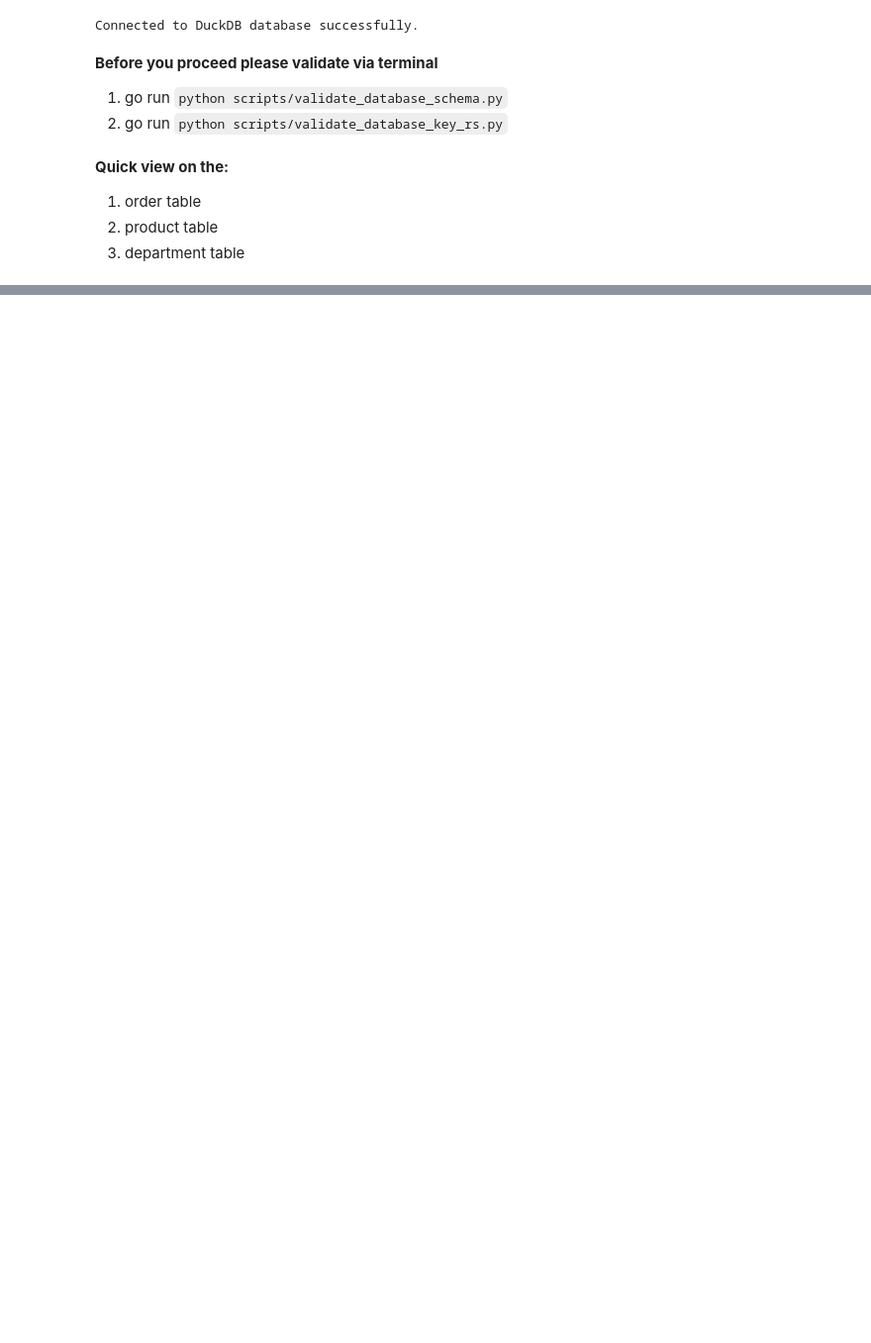
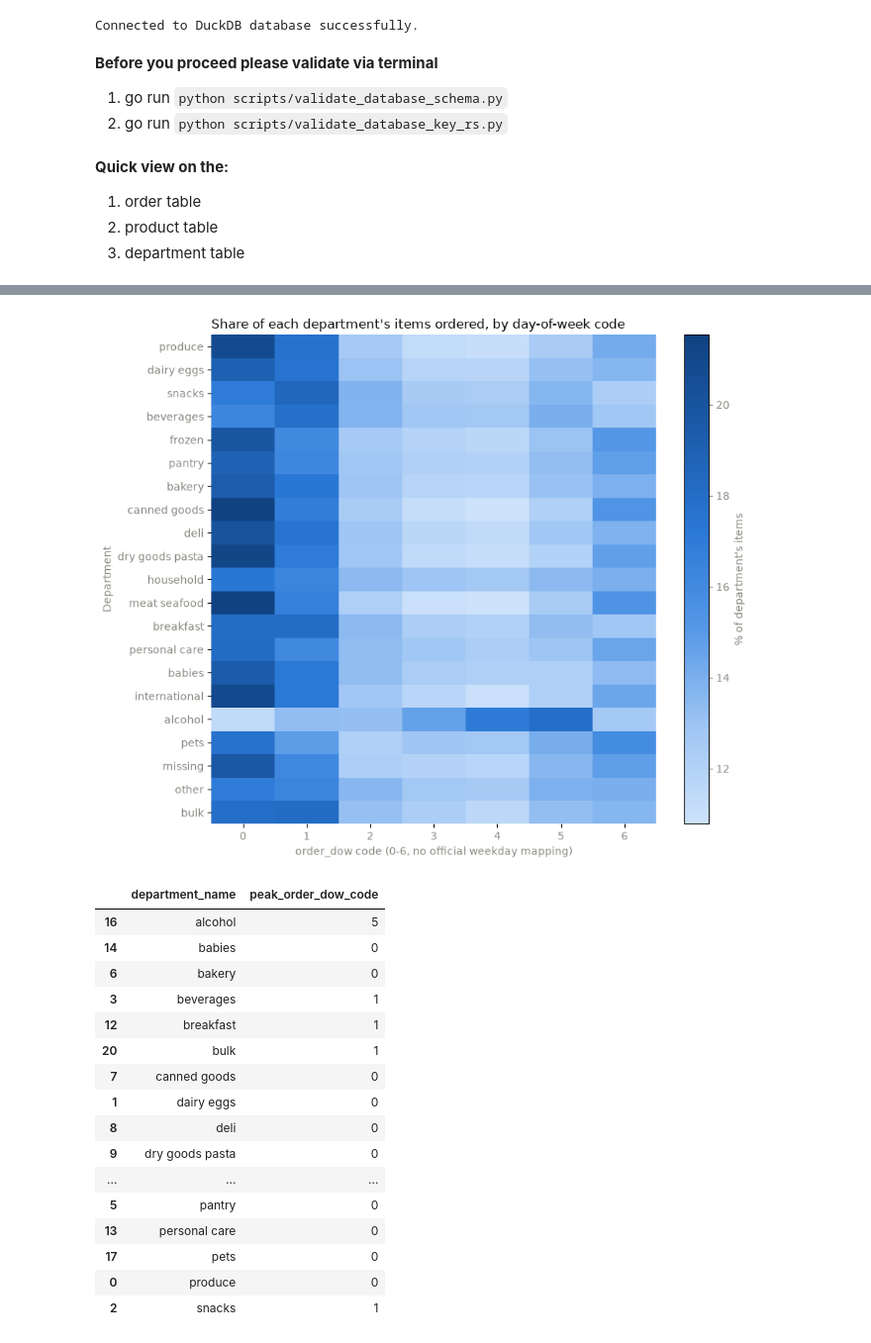
Before and after one commit to jennyhwo85-lgtm/module-2-project-instacart-analytics, a Jupyter notebook: notebook/EDA_01.ipynb, the cells around one changed output, grey strips where cells are left out. Shown at 99% size. Drawn from its saved outputs; the diff is of its cells as text; code cells hidden in the pictures; blank space fills up the shorter version.

```diff
--- a/notebook/EDA_01.ipynb
+++ b/notebook/EDA_01.ipynb
@@ -56,0 +275,50 @@ department_summary = db.sql("""
+# %%
+dept_dow = db.sql("""
+    select
+        d.department_name,
+        f.order_dow,
+        count(*) as item_count
+    from fact_order_items f
+    join dim_departments d
+        on f.department_id = d.department_id
+    group by d.department_name, f.order_dow
+""").df()
+
+dept_dow_pivot = dept_dow.pivot(index="department_name", columns="order_dow", values="item_count").fillna(0)
+dept_dow_pivot = dept_dow_pivot.loc[dept_dow_pivot.sum(axis=1).sort_values(ascending=False).index]
+dept_dow_share = dept_dow_pivot.div(dept_dow_pivot.sum(axis=1), axis=0) * 100
+
+heatmap_chart(
+    dept_dow_share,
+    title="Share of each department's items ordered, by day-of-week code",
+    xlabel="order_dow code (0-6, no official weekday mapping)",
+    ylabel="Department",
+    cbar_label="% of department's items",
+)
+
+peak_day_by_department = (
+    dept_dow_pivot.idxmax(axis=1)
+    .rename("peak_order_dow_code")
+    .reset_index()
+    .sort_values("department_name")
+)
+peak_day_by_department
+# %% [output]
+[figure, added]
+|  | department_name | peak_order_dow_code |
+| 16 | alcohol | 5 |
+| 14 | babies | 0 |
+| 6 | bakery | 0 |
+| 3 | beverages | 1 |
+| 12 | breakfast | 1 |
+| 20 | bulk | 1 |
+| 7 | canned goods | 0 |
+| 1 | dairy eggs | 0 |
+| 8 | deli | 0 |
+| 9 | dry goods pasta | 0 |
+| ... | ... | ... |
+| 5 | pantry | 0 |
+| 13 | personal care | 0 |
+| 17 | pets | 0 |
+| 0 | produce | 0 |
+| 2 | snacks | 1 |
```
Also changed, not shown: parts of 11 cells of this notebook.
